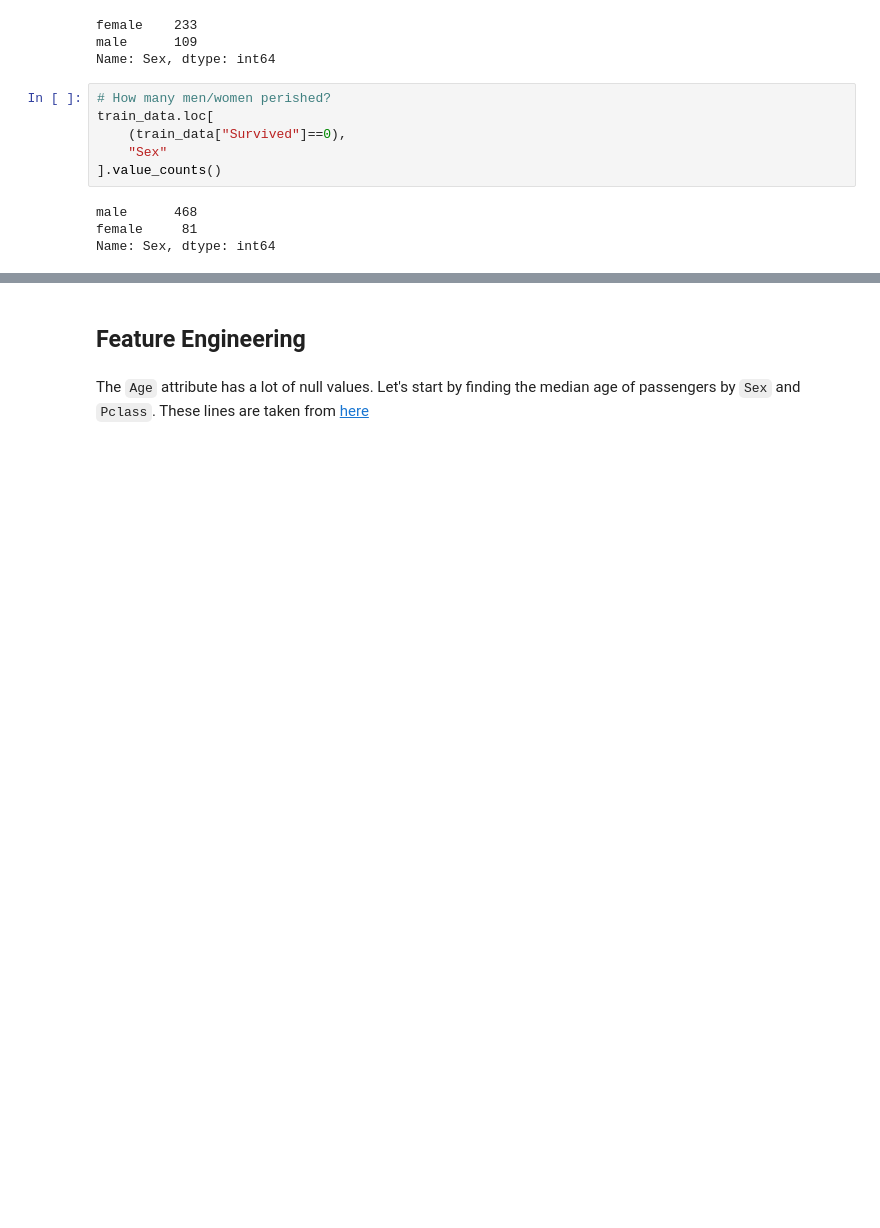
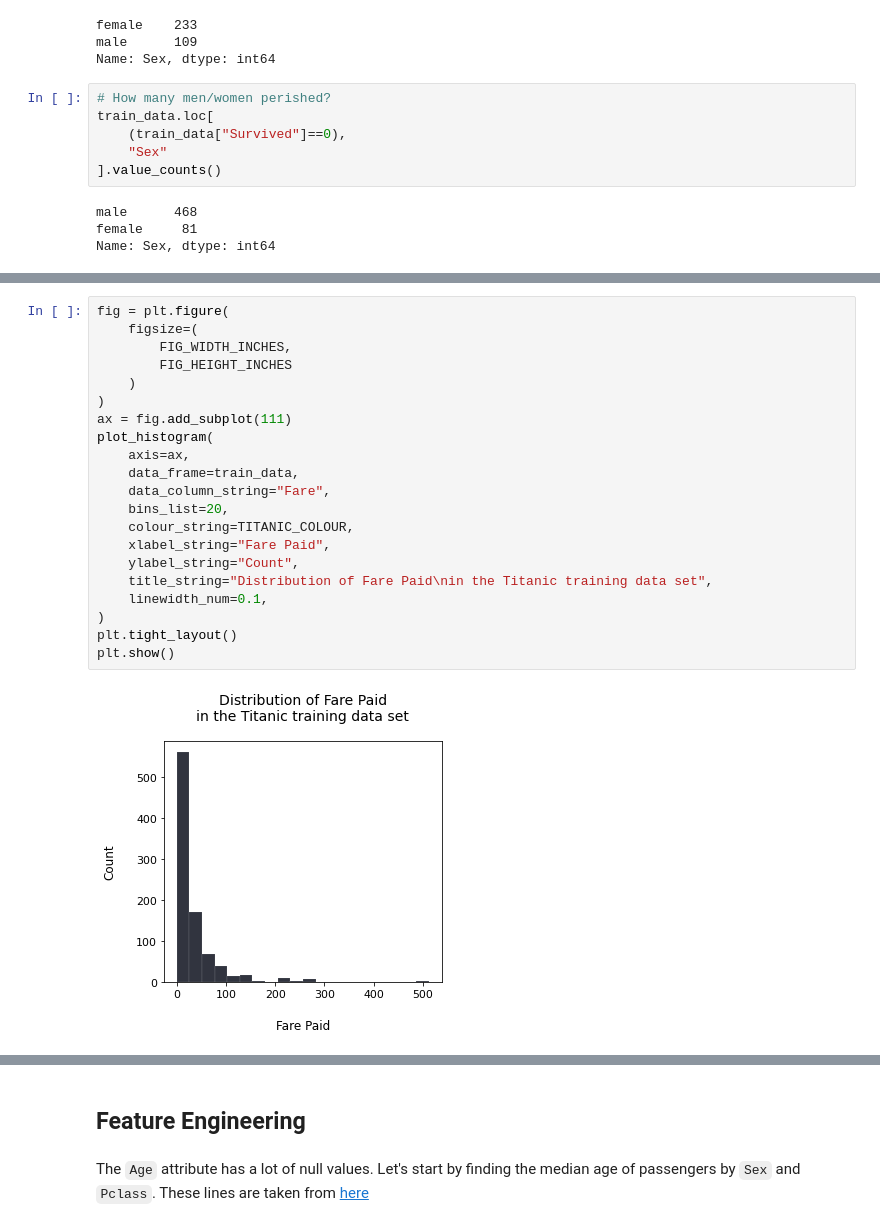
Before and after one commit to pvasudev16/titanic, a Jupyter notebook: titanic.ipynb, the cells around one changed output, grey strips where cells are left out. Cells and saved outputs as stored; diff of their text form; blank space fills up the shorter version.

```diff
--- a/titanic.ipynb
+++ b/titanic.ipynb
@@ -631,0 +646,23 @@ Name: Sex, dtype: int64
+# %%
+fig = plt.figure(
+    figsize=(
+        FIG_WIDTH_INCHES,
+        FIG_HEIGHT_INCHES
+    )
+)
+ax = fig.add_subplot(111)
+plot_histogram(
+    axis=ax,
+    data_frame=train_data,
+    data_column_string="Fare",
+    bins_list=20,
+    colour_string=TITANIC_COLOUR,
+    xlabel_string="Fare Paid",
+    ylabel_string="Count",
+    title_string="Distribution of Fare Paid\nin the Titanic training data set",
+    linewidth_num=0.1,
+)
+plt.tight_layout()
+plt.show()
+# %% [output]
+[figure, added]
```
Also changed, not shown: parts of 21 cells of this notebook.
